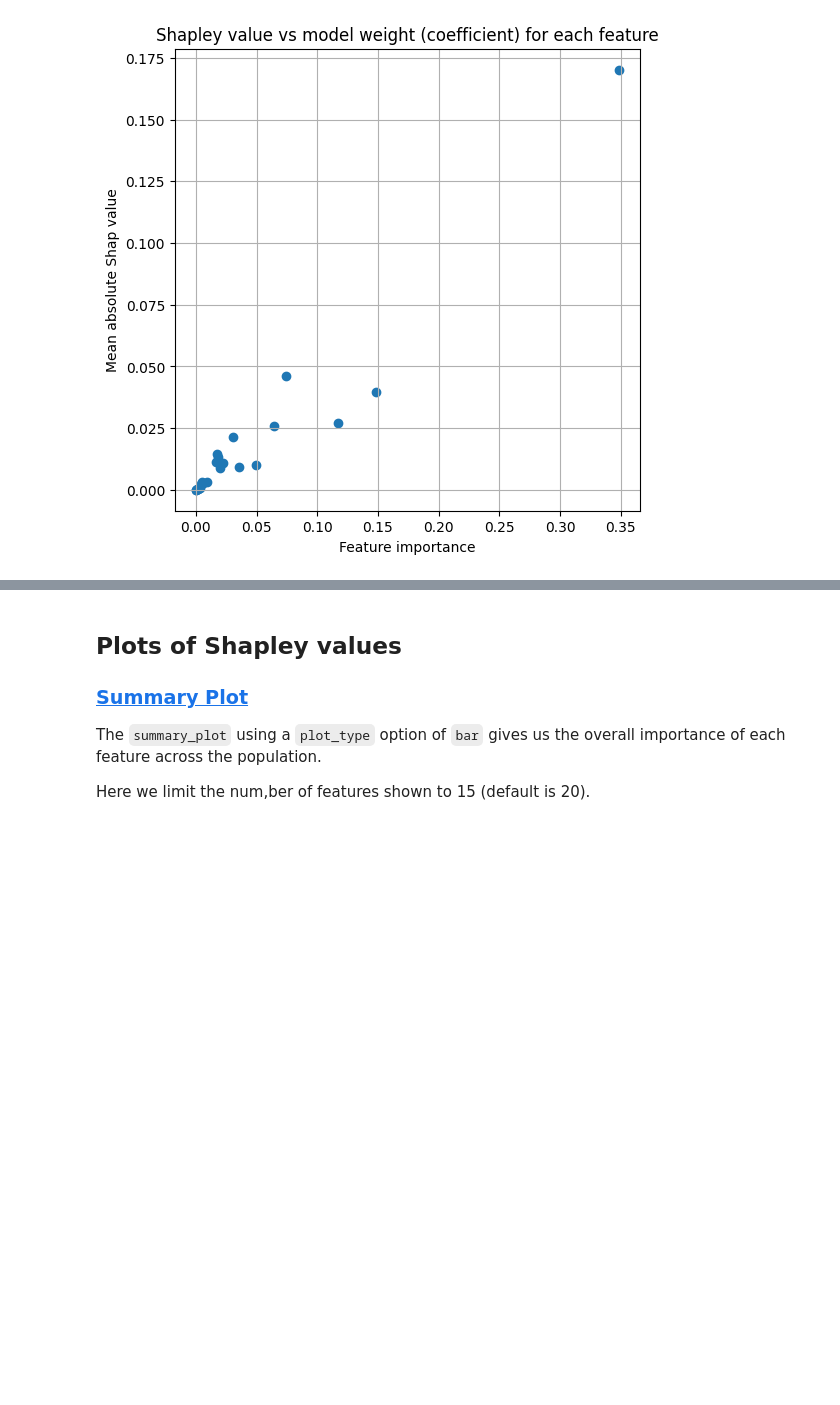
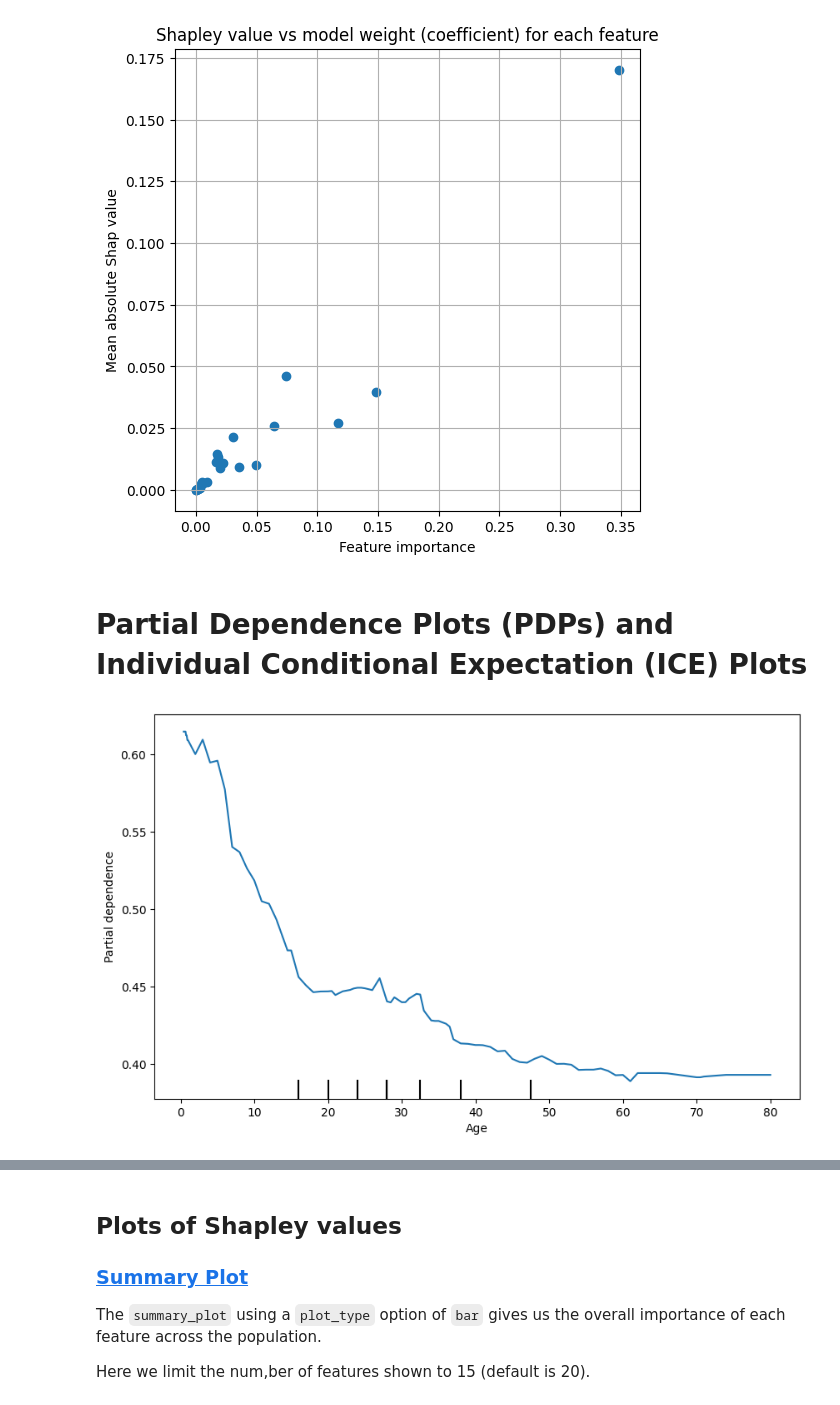
Before and after one commit to hsma-programme/h6_4g_explainable_ai, a Jupyter notebook: teaching_notebooks/titanic_random_forest_classifier.ipynb, the cells around one changed output, grey strips where cells are left out. Drawn from its saved outputs; the diff is of its cells as text; code cells hidden in the pictures; blank space fills up the shorter version.

```diff
--- a/teaching_notebooks/titanic_random_forest_classifier.ipynb
+++ b/teaching_notebooks/titanic_random_forest_classifier.ipynb
@@ -258,3 +262,19 @@ plt.grid()
 plt.show()
 # %% [output]
 [figure]
+# %% [markdown]
+# Partial Dependence Plots (PDPs) and Individual Conditional Expectation (ICE) Plots
+# %%
+fig, ax = plt.subplots(figsize=(10, 6))
+display = PartialDependenceDisplay.from_estimator(
+    model,  # Your fitted model
+    X,  # Your feature matrix
+    features=['Age'],  # List of features to plot
+    target=0,
+    kind='average',  # Type of PDP
+    ax=ax,
+    random_state=42
+)
+plt.show()
+# %% [output]
+[figure, added]
```
Also changed, not shown: parts of 7 cells of this notebook, 4 other files.
